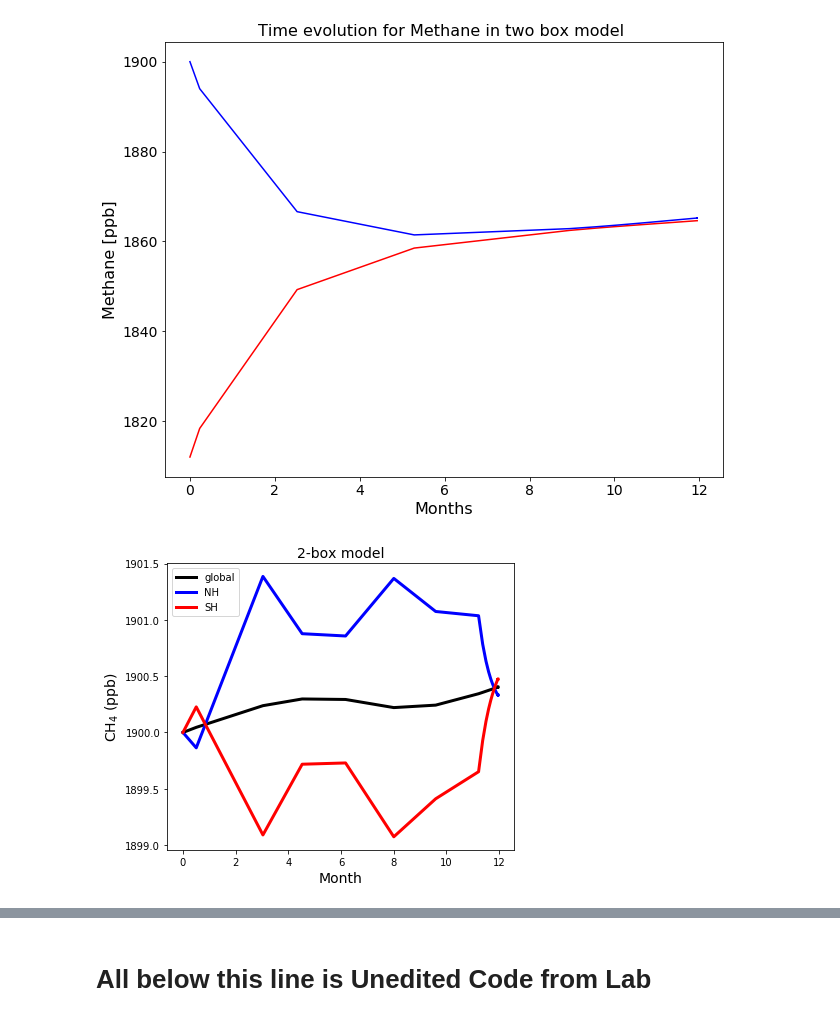
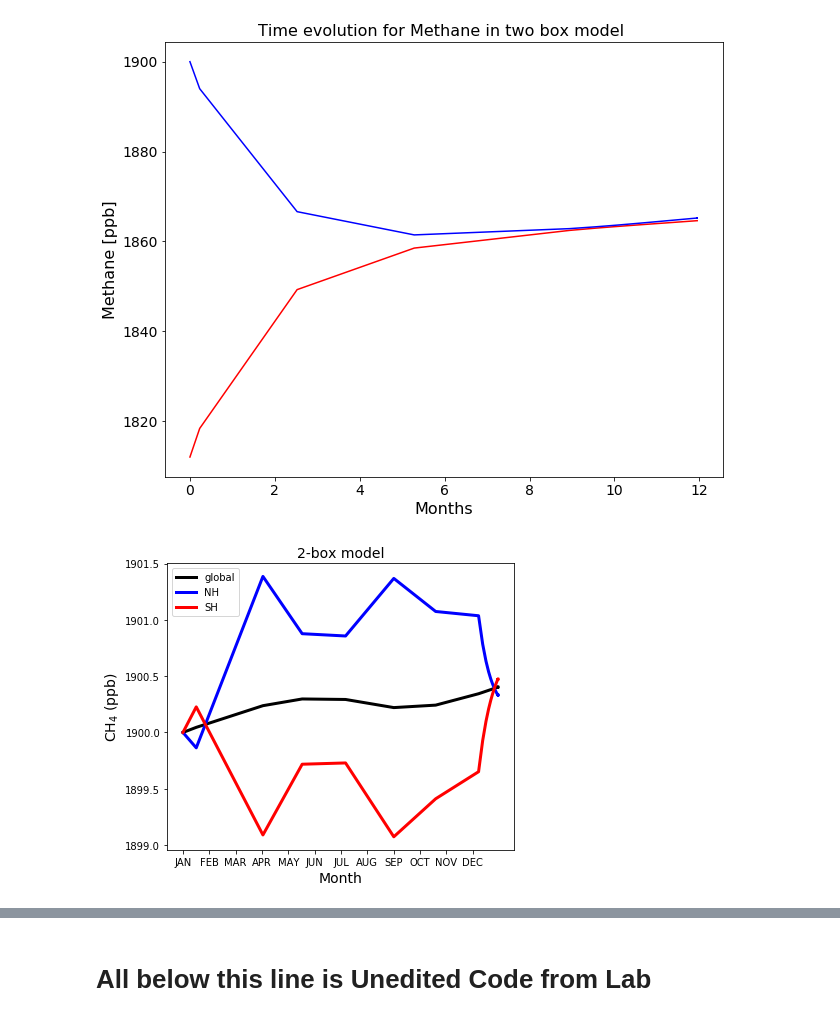
Before and after one commit to imitevski/ch4_box_model, a Jupyter notebook: methane_twobox_lab2pII_tvaryOH.ipynb, the cells around one changed output, grey strips where cells are left out. Saved outputs shown, nothing was run; the diff lists cells and outputs as text; code cells hidden in the pictures.

```diff
--- a/methane_twobox_lab2pII_tvaryOH.ipynb
+++ b/methane_twobox_lab2pII_tvaryOH.ipynb
@@ -71,3 +67,5 @@ ch4_noaa_mean = ch4_noaa.sel(time = slice('1/2010','1/2015')).groupby('time.mont
+# %%
+months = ['JAN','FEB','MAR','APR','MAY','JUN','JUL','AUG','SEP','OCT','NOV','DEC']
 # %%
 fig = plt.figure(figsize=[6,5])
 fig.set_figwidth(fig.get_figwidth() * 2)
@@ -801,21 +807,22 @@ class twobox_tvaryoh():
         dMshdt = E_sh - self.k * ( vary_oh_lossSH * mass[1] ) + ((mass[0]-mass[1])/self.tauNS)
         return np.array([dMnhdt, dMshdt])
 boxmodel_tvaryoh = twobox_tvaryoh()
-t_2b, ch4_conc_2b=boxmodel_tvaryoh.integrate_tracer(k = 1.0e-7, tauNS = 3)
+t_2b_1, ch4_conc_2b_1=boxmodel_tvaryoh.integrate_tracer(k = 1.0e-7, tauNS = 3)
 # %% [output]
 [figure]
 # %%
 fig = plt.figure(figsize=[6,5])
 ax = fig.add_subplot(1,1,1)
 plt.plot(t_2b, (ch4_conc_2b[0] + ch4_conc_2b[1])/2, label = 'global', color = 'black', linewidth=3)
 plt.plot(t_2b, ch4_conc_2b[0], label = 'NH', color = 'blue', linewidth=3)
 plt.plot(t_2b, ch4_conc_2b[1], label = 'SH', color = 'red', linewidth=3)
 plt.xlabel('Month', fontsize=14)
 plt.ylabel('CH$_4$ (ppb)', fontsize=14)
+plt.xticks([0,1,2,3,4,5,6,7,8,9,10,11], months)
 plt.legend(loc=0)
 plt.title('2-box model', fontsize=14)
 
 plt.tight_layout()
 plt.savefig('figures/2_box_k_2_3e-6.pdf')
 # %% [output]
-[figure, old version]
+[figure, new version]
```
Also changed, not shown: parts of 6 cells of this notebook, 5 other files.
